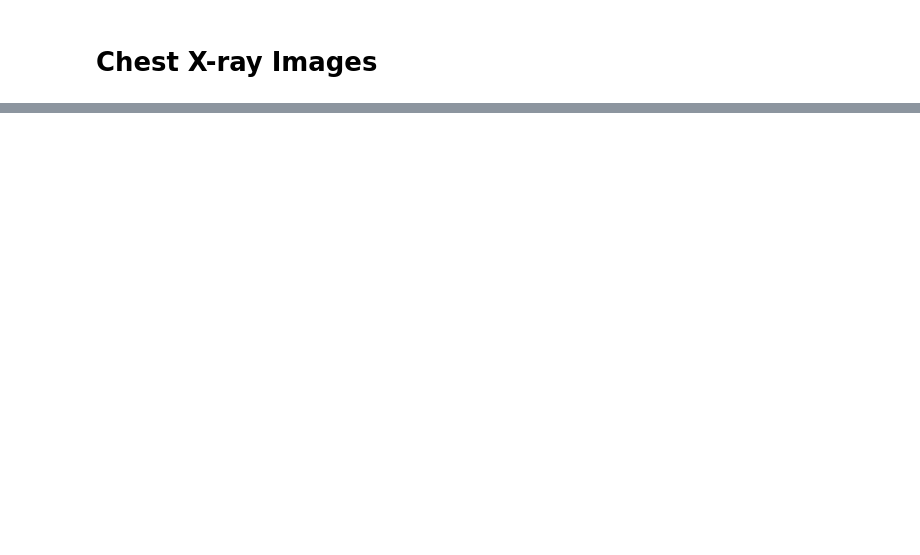
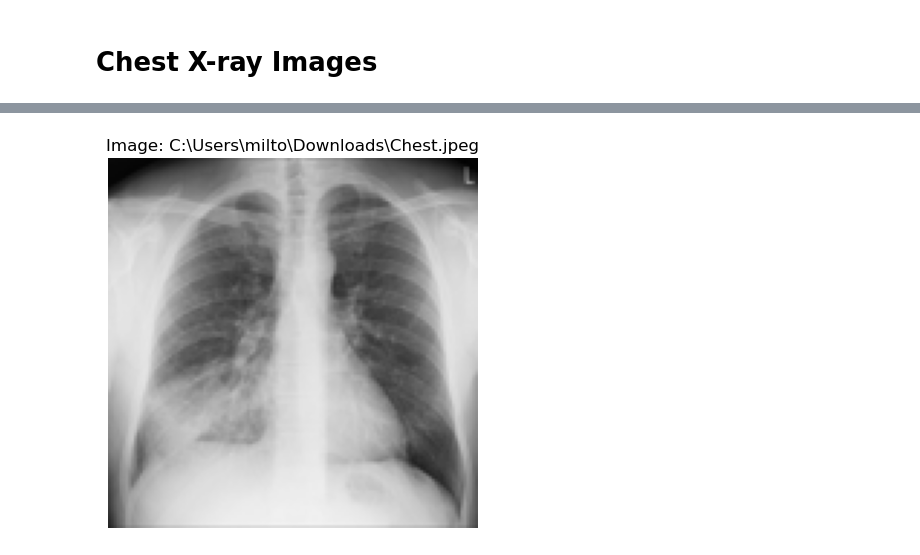
Before and after one commit to MiltonGreat/Chest-X-ray-Images, a Jupyter notebook: Chest X-ray Images.ipynb, the cells around one changed output, grey strips where cells are left out. Drawn from its saved outputs; the diff is of its cells as text; code cells hidden in the pictures; blank space fills up the shorter version.

```diff
--- a/Chest X-ray Images.ipynb
+++ b/Chest X-ray Images.ipynb
@@ -230,24 +230,33 @@ weighted avg       0.94      0.94      0.94       879
 # %%
 # Load and Predict on a New Image
 
+# Function to load, preprocess, and visualize the image
 def load_and_preprocess_image(image_path, img_size=(128, 128)):
     try:
         img = Image.open(image_path).convert('RGB')  # Ensure the image is in RGB format
-        img = img.resize(img_size)  # Resize to match model input
-        img = np.array(img).astype('float32') / 255.0  # Normalize pixel values
-        return np.expand_dims(img, axis=0)  # Add batch dimension
+        img_resized = img.resize(img_size)  # Resize to match model input
+        img_array = np.array(img_resized).astype('float32') / 255.0  # Normalize pixel values
+
+        # Display the image to check
+        plt.imshow(img_resized)
+        plt.title(f"Image: {image_path}")
+        plt.axis('off')  # Hide axes for clarity
+        plt.show()
+
+        return np.expand_dims(img_array, axis=0)  # Add batch dimension
     except Exception as e:
         print(f"Error loading image {image_path}: {e}")
         return None
 
-# Example: Load and Predict
-image_path = 'C:\\Users\\milto\\Downloads\\Chest.jpeg'  # Path to your new image
+# Load New Image and Predict
+image_path = 'C:\\Users\\milto\\Downloads\\Chest.jpeg'
 new_image = load_and_preprocess_image(image_path)
 
 if new_image is not None:
     predictions = model.predict(new_image)
     predicted_class = np.argmax(predictions, axis=1)[0]
-    label_map = {0: 'normal', 1: 'opacity'}  # Adjust based on your classes
+    label_map = {0: 'normal', 1: 'opacity'}
     predicted_label = label_map[predicted_class]
     print(f'Predicted Label for {image_path}: {predicted_label}')
 # %% [output]
+[figure, added]
```
Also changed, not shown: parts of 3 cells of this notebook.
